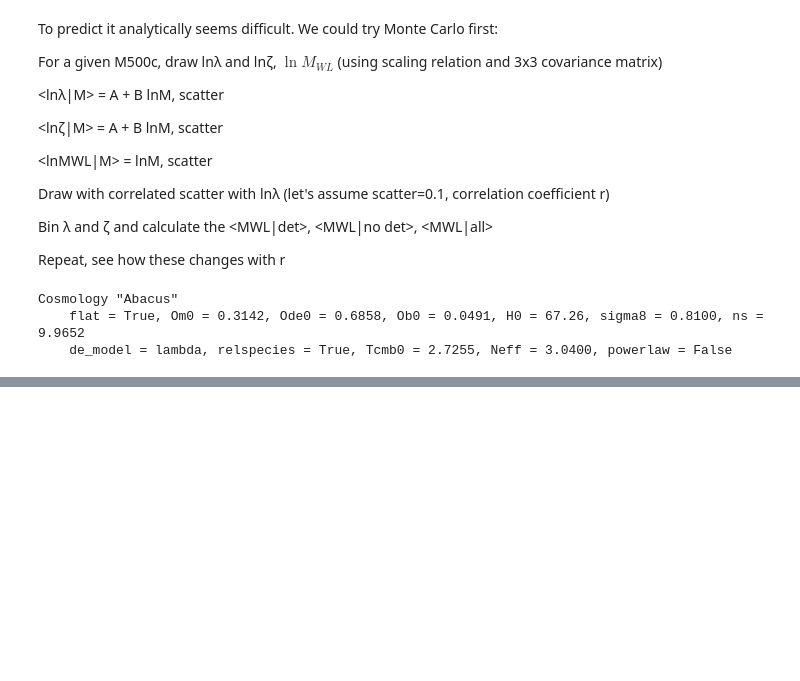
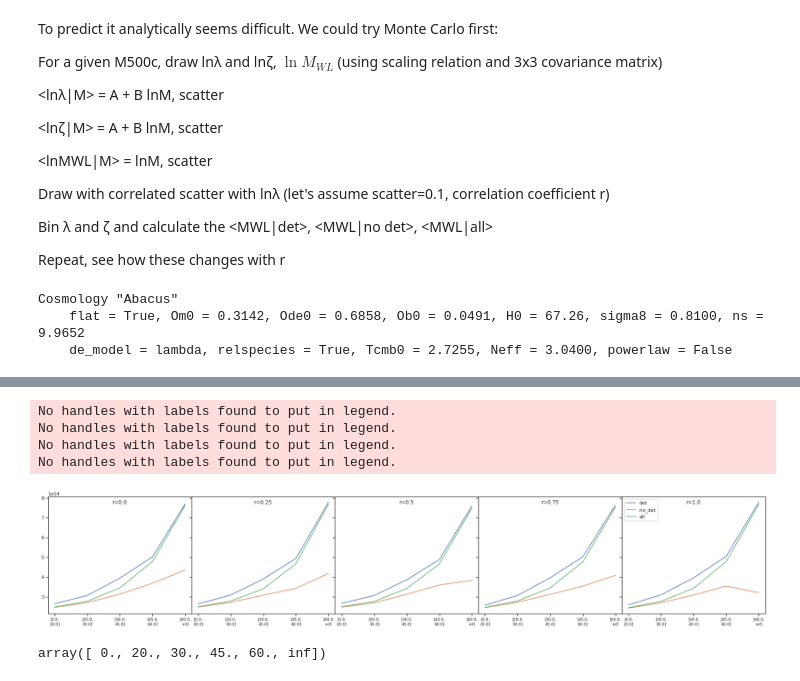
Before and after one commit to zchvsre/des_spt_selection, a Jupyter notebook: monte_carlo.ipynb, the cells around one changed output, grey strips where cells are left out. Drawn from its saved outputs; the diff is of its cells as text; code cells hidden in the pictures; blank space fills up the shorter version.

```diff
--- a/monte_carlo.ipynb
+++ b/monte_carlo.ipynb
@@ -80,18 +98,18 @@ from scipy.stats import multivariate_normal
 M500c_array = halo_df['M500c'].to_numpy()
 z_array = halo_df['z'].to_numpy()
 # %%
-def get_cov_matrix(M500c,z):
-    mean_lambda = get_mean_lambda(M500c, z, A_lambda, B_lambda, lambda_0)
+def get_cov_matrix(M500c,z,r_):
+    mean_lambda = get_mean_lambda(M500c, z, A_lambda, B_lambda, ln_lambda_0)
     sig_lambda = get_sig_lambda(sig_intrinsic, mean_lambda)
     cov_matrix = np.array([
-                          [sig_lambda**2, r*sig_M_wl*sig_lambda, 0],
-                          [r*sig_M_wl*sig_lambda, 0.01, 0],
-                          [0,0,sig_sz**2]
+                          [sig_lambda**2,         r_*sig_M_wl*sig_lambda, 0],
+                          [r_*sig_M_wl*sig_lambda, sig_M_wl**2,                  0],
+                          [0,                     0,             sig_sz**2]
                           ])
     return(cov_matrix)
 # %%
 def get_mean(M500c,z):
-    mean_lambda = get_mean_lambda(M500c, z, A_lambda, B_lambda, lambda_0)
+    mean_lambda = get_mean_lambda(M500c, z, A_lambda, B_lambda, ln_lambda_0)
     mean_M_wl = get_mean_M_wl(M500c)
     mean_zeta = get_mean_zeta(M500c, z, A_SZ, B_SZ, C_SZ)
     return(mean_lambda, mean_M_wl, mean_zeta)
@@ -143,0 +158,5 @@ for i in range(len(halo_df)):
+# %%
+r_bins = np.linspace(0,1,5)
+print(r_bins)
+for r in r_bins:
+    get_MC_for_r(r)
@@ -143,0 +186,38 @@ for i in range(len(halo_df)):
+# %%
+sns.set_style('ticks')
+# %%
+SPT_mask = halo_df['select'] == 1
+
+fig, axes = plt.subplots(ncols=5,figsize=[30,5],sharey=True)
+
+def plot_M_wl(ax, M_wl_det, M_wl_no_det, M_wl_all, r):
+    ax.plot(range(5),M_wl_det,label="det")
+    ax.plot(range(5),M_wl_no_det,label="no_det")
+    ax.plot(range(5),M_wl_all,label="all")
+    plt.legend()
+    locs, labels = plt.xticks()
+    xticks = (np.arange(0,5,5), ["1"])
+    ax.set_xticks(range(5))
+    ax.set_xticklabels([f"[{richness_bins[i]},\n{richness_bins[i+1]}]" for i in range(5)])
+    ax.text(0.5, 0.95, rf'r={r}', horizontalalignment='center', verticalalignment='center', transform=ax.transAxes)
+    ax.tick_params(axis='x', labelsize=9)
+
+
+for i,r in enumerate(r_bins):
+
+    M_wl_det = halo_df[SPT_mask].groupby(halo_df[SPT_mask]['MC_richness_bin']).mean()[f'MC_M_wl_{r}']
+    M_wl_no_det = halo_df[~SPT_mask].groupby(halo_df[~SPT_mask]['MC_richness_bin']).mean()[f'MC_M_wl_{r}']
+    M_wl_all = halo_df.groupby(halo_df['MC_richness_bin']).mean()[f'MC_M_wl_{r}']
+
+    plot_M_wl(axes[i],M_wl_det, M_wl_no_det, M_wl_all, r)
+plt.subplots_adjust(wspace=0)
+# %% [output]
+No handles with labels found to put in legend.
+No handles with labels found to put in legend.
+No handles with labels found to put in legend.
+No handles with labels found to put in legend.
+[figure, added]
+# %%
+richness_bins
+# %% [output]
+array([ 0., 20., 30., 45., 60., inf])
```
Also changed, not shown: parts of 12 cells of this notebook.
